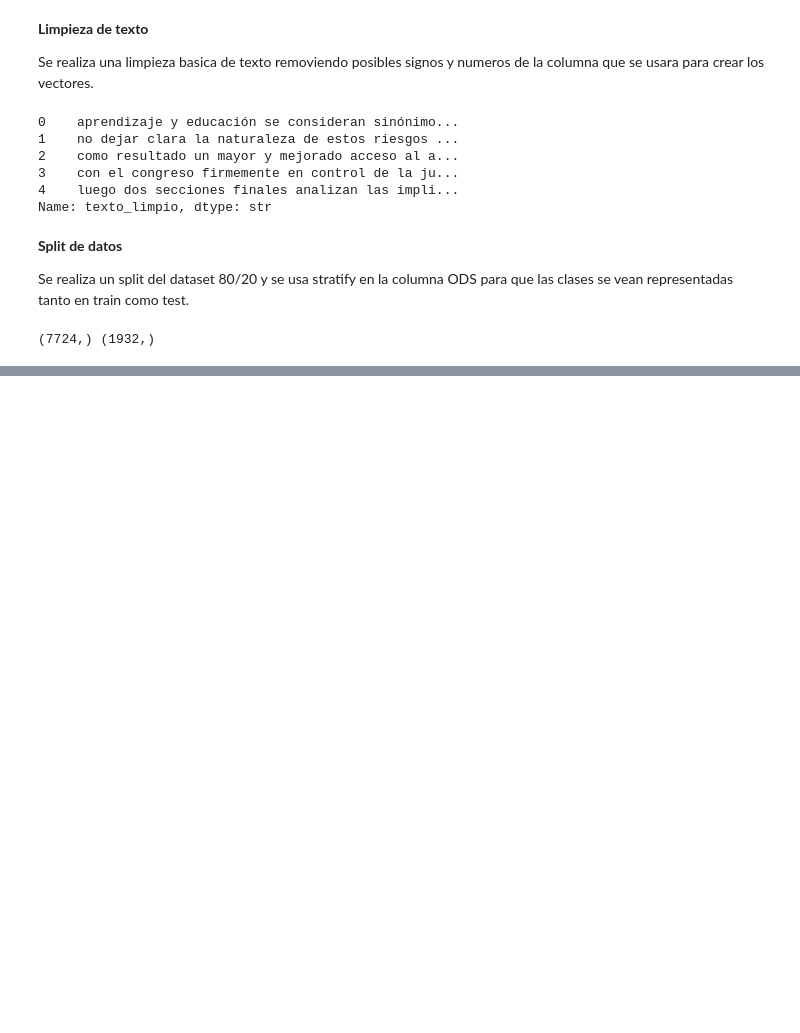
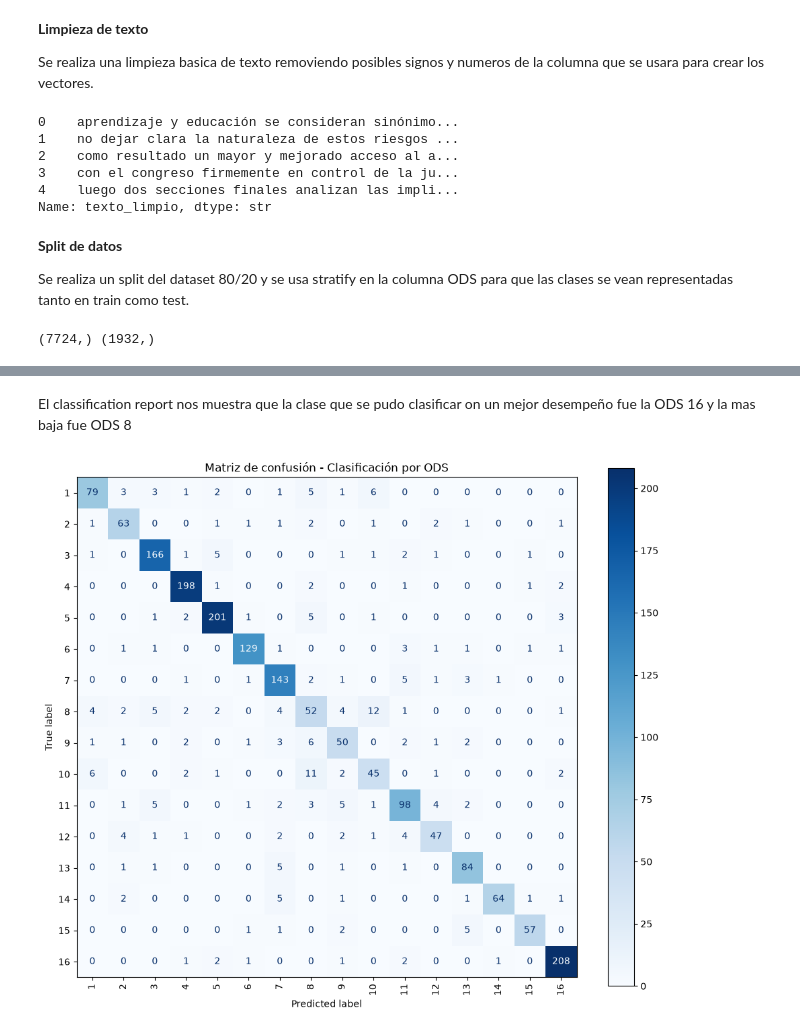
Before and after one commit to dacors-m/no-supervised-ml, a Jupyter notebook: nlp/porject-2.ipynb, the cells around one changed output, grey strips where cells are left out. Saved outputs shown, nothing was run; the diff lists cells and outputs as text; code cells hidden in the pictures; blank space fills up the shorter version.

```diff
--- a/nlp/porject-2.ipynb
+++ b/nlp/porject-2.ipynb
@@ -200,0 +169,18 @@ Tópico 1:
+# %%
+from sklearn.pipeline import Pipeline
+from sklearn.model_selection import GridSearchCV
+
+pipeline = Pipeline([
+    ('tfidf', TfidfVectorizer(stop_words=stopwords_es, sublinear_tf=True)),
+    ('svd', TruncatedSVD(random_state=42)),
+    ('clf', LogisticRegression(max_iter=500, random_state=42))
+])
+
+grid_search = GridSearchCV(
+    pipeline,
+    param_grid,
+    scoring='f1_macro',
+    cv=5,
+    n_jobs=-1,
+    verbose=2
+)
@@ -200,0 +189,5 @@ Tópico 1:
+# %%
+grid_search.fit(X_train_text, y_train)
+
+print("Mejores parámetros:", grid_search.best_params_)
+print("Mejor F1-macro (CV):", grid_search.best_score_)
@@ -200,0 +229,9 @@ Tópico 1:
+# %%
+from sklearn.metrics import f1_score
+
+mejor_pipeline = grid_search.best_estimator_
+
+y_pred = mejor_pipeline.predict(X_test_text)
+
+f1_test = f1_score(y_test, y_pred, average='macro')
+print(f"F1-macro en test: {f1_test:.4f}")
@@ -200,0 +264,16 @@ Tópico 1:
+# %% [markdown]
+El classification report nos muestra que la clase que se pudo clasificar on un mejor desempeño fue la ODS 16 y la mas baja fue ODS 8
+# %%
+from sklearn.metrics import ConfusionMatrixDisplay
+
+fig, ax = plt.subplots(figsize=(12, 10))
+ConfusionMatrixDisplay.from_predictions(
+    y_test, y_pred,
+    cmap='Blues',
+    xticks_rotation='vertical',
+    ax=ax
+)
+plt.title('Matriz de confusión - Clasificación por ODS')
+plt.show()
+# %% [output]
+[figure, added]
```
Also changed, not shown: parts of 18 cells of this notebook.
